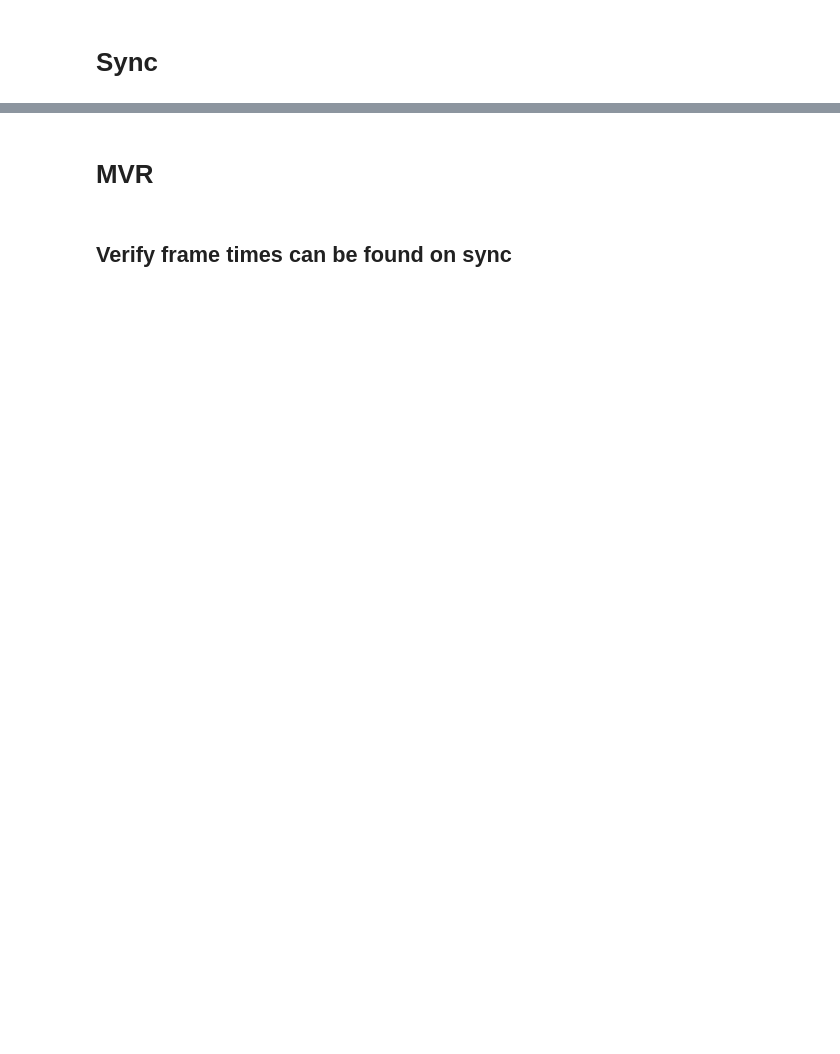
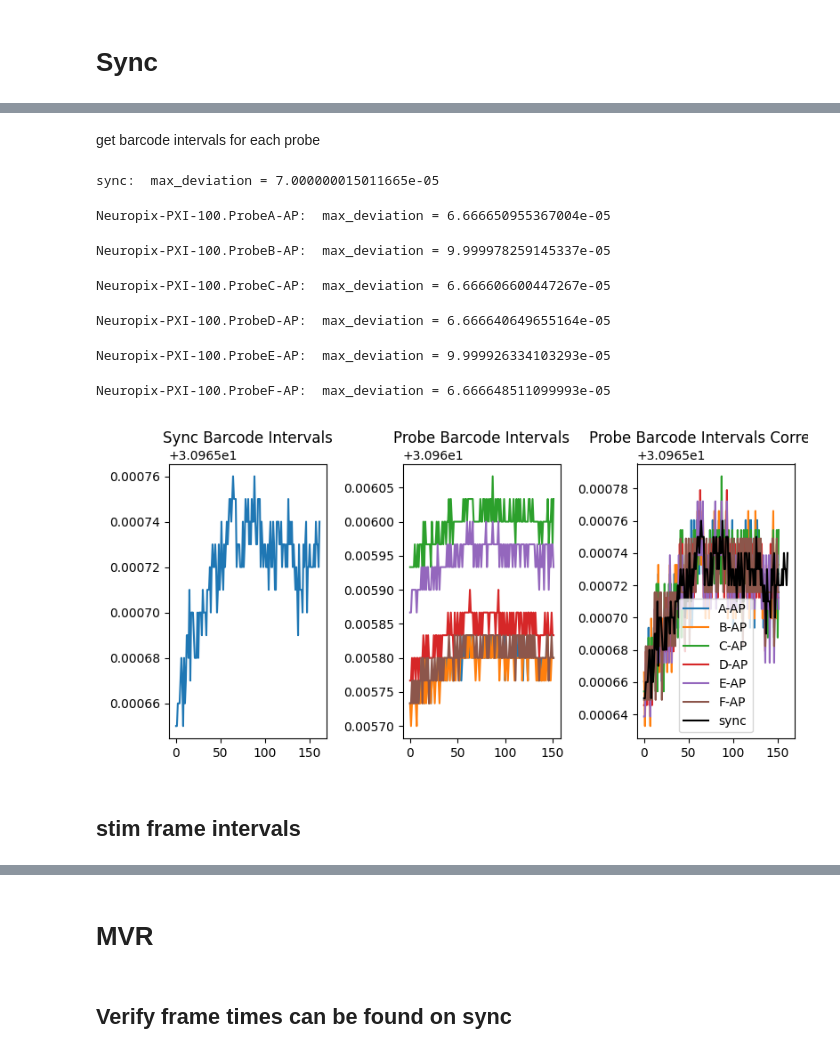
Before and after one commit to AllenInstitute/npc_sessions, a Jupyter notebook: src/npc_sessions/qc/notebooks/dynamic_routing_qc.ipynb, the cells around one changed output, grey strips where cells are left out. Drawn from its saved outputs; the diff is of its cells as text; code cells hidden in the pictures; blank space fills up the shorter version.

```diff
--- a/src/npc_sessions/qc/notebooks/dynamic_routing_qc.ipynb
+++ b/src/npc_sessions/qc/notebooks/dynamic_routing_qc.ipynb
@@ -7,6 +11,19 @@ import npc_sessions
 # %%
 session = npc_sessions.Session(
-    R'\\allen\programs\mindscope\workgroups\dynamicrouting\PilotEphys\Task 2 pilot\DRpilot_662892_20230824'
+    R'\\allen\programs\mindscope\workgroups\templeton\TTOC\pilot recordings\2023-08-03_09-39-59_670248'
     )
 # %% [markdown]
 # Sync
+# %%
+devices = utils.get_ephys_timing_on_pxi(session.ephys_recording_dirs)
+for device in devices:
+        (
+            ephys_barcode_times,
+            ephys_barcode_ids,
+        ) = utils.extract_barcodes_from_times(
+            on_times=device.ttl_sample_numbers[device.ttl_states > 0]
+            / device.sampling_rate,
+            off_times=device.ttl_sample_numbers[device.ttl_states < 0]
+            / device.sampling_rate,
+        )
+        plt.plot(np.diff(ephys_barcode_times))
@@ -13,2 +32,3 @@ session = npc_sessions.Session(
 # %%
-display(tuple((device.name, device.sampling_rate, device.start_time) for device in npc_sessions.get_ephys_timing_on_sync(session.sync_path, session.ephys_recording_dirs)))
+full_exp_recording_dirs = [utils.get_single_oebin_path(directory).parent for directory in session.ephys_record_node_dirs]
+display(tuple((device.name, device.sampling_rate, device.start_time) for device in npc_sessions.get_ephys_timing_on_sync(session.sync_path, full_exp_recording_dirs)))
@@ -16,0 +49,2 @@ session.sync_data.meta_data
+# %% [markdown]
+get barcode intervals for each probe
@@ -16,0 +82,38 @@ session.sync_data.meta_data
+# %%
+fig, ax = plt.subplots(1,3)
+fig.set_size_inches([8, 4])
+sync_intervals = np.diff(barcode_times)
+sync_max_deviation_from_median_interval = np.max(np.abs(sync_intervals - np.median(sync_intervals)))
+start_tag, end_tag = ('[bold green]', '[/bold green]') if sync_max_deviation_from_median_interval<0.001 else ('[bold magenta]', '[/bold magenta]')
+rich.print(start_tag + 'sync:  max_deviation = ' + str(sync_max_deviation_from_median_interval) + end_tag)
+
+ax[0].plot(sync_intervals)
+legend = []
+for device_name, device_data in device_barcode_dict.items():
+    ax[1].plot(np.diff(device_data['barcode_times_raw']))
+    ax[2].plot(np.diff(device_data['barcode_times_corrected']))
+    legend.append(device_name.split('Probe')[1])
+    max_deviation = device_data['max_deviation_from_median_interval']
+    start_tag, end_tag = ('[bold green]', '[/bold green]') if max_deviation<0.001 else ('[bold magenta]', '[/bold magenta]')
+    rich.print(start_tag + device_name + ':  max_deviation = ' + str(max_deviation) + end_tag)
+
+
+
+ax[2].plot(sync_intervals, 'k')
+ax[2].legend(legend + ['sync'])
+ax[0].set_title('Sync Barcode Intervals')
+ax[1].set_title('Probe Barcode Intervals')
+ax[2].set_title('Probe Barcode Intervals Corrected')
+
+plt.tight_layout()
+# %% [output]
+sync:  max_deviation = 7.000000015011665e-05
+Neuropix-PXI-100.ProbeA-AP:  max_deviation = 6.666650955367004e-05
+Neuropix-PXI-100.ProbeB-AP:  max_deviation = 9.999978259145337e-05
+Neuropix-PXI-100.ProbeC-AP:  max_deviation = 6.666606600447267e-05
+Neuropix-PXI-100.ProbeD-AP:  max_deviation = 6.666640649655164e-05
+Neuropix-PXI-100.ProbeE-AP:  max_deviation = 9.999926334103293e-05
+Neuropix-PXI-100.ProbeF-AP:  max_deviation = 6.666648511099993e-05
+[figure, added]
+# %% [markdown]
+## stim frame intervals
```
Also changed, not shown: parts of 9 cells of this notebook, 1 other file.
